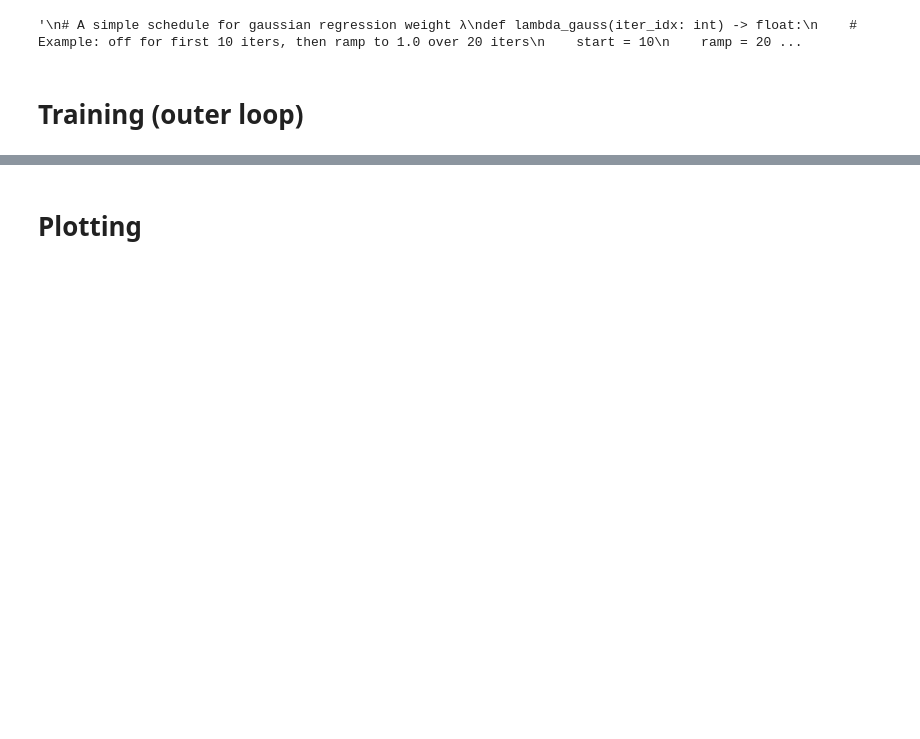
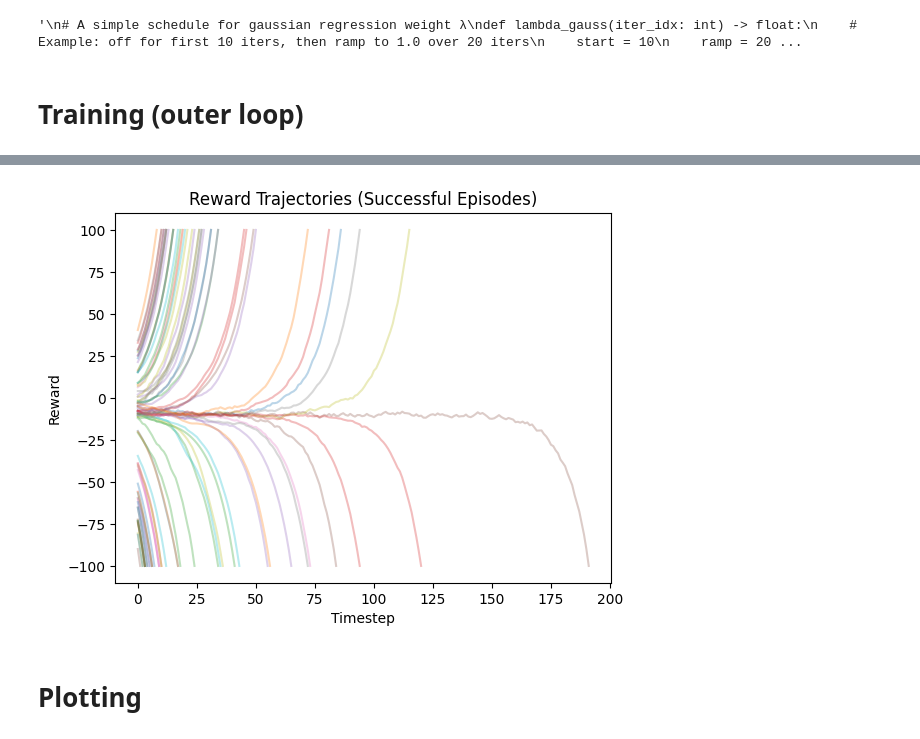
Before and after one commit to SvenNieuwkerk/PSRL---AlphaZero-implementation, a Jupyter notebook: 2D_Seeker_AlphaZeroNet.ipynb, the cells around one changed output, grey strips where cells are left out. Cells and saved outputs as stored; diff of their text form; code cells hidden in the pictures; blank space fills up the shorter version.

```diff
--- a/2D_Seeker_AlphaZeroNet.ipynb
+++ b/2D_Seeker_AlphaZeroNet.ipynb
@@ -598,0 +534,18 @@ for it in range(num_iters):
+# %%
+#plot_episodes = np.logical_or(episode_success, np.logical_or(episode_max_step, episode_collision))
+plot_episodes = np.logical_or(episode_success,episode_collision)
+#plot_episodes = episode_success
+
+plot_value = episode_z_mc
+
+plt.figure()
+for ep in np.where(plot_episodes)[0]:
+    plt.plot(plot_value[ep], alpha=0.3)
+plt.xlabel("Timestep")
+plt.ylabel("Reward")
+#plt.ylim(-2,1)
+#plt.xlim(0,40)
+plt.title("Reward Trajectories (Successful Episodes)")
+plt.show()
+# %% [output]
+[figure, added]
```
Also changed, not shown: parts of 10 cells of this notebook, 1 other file.
